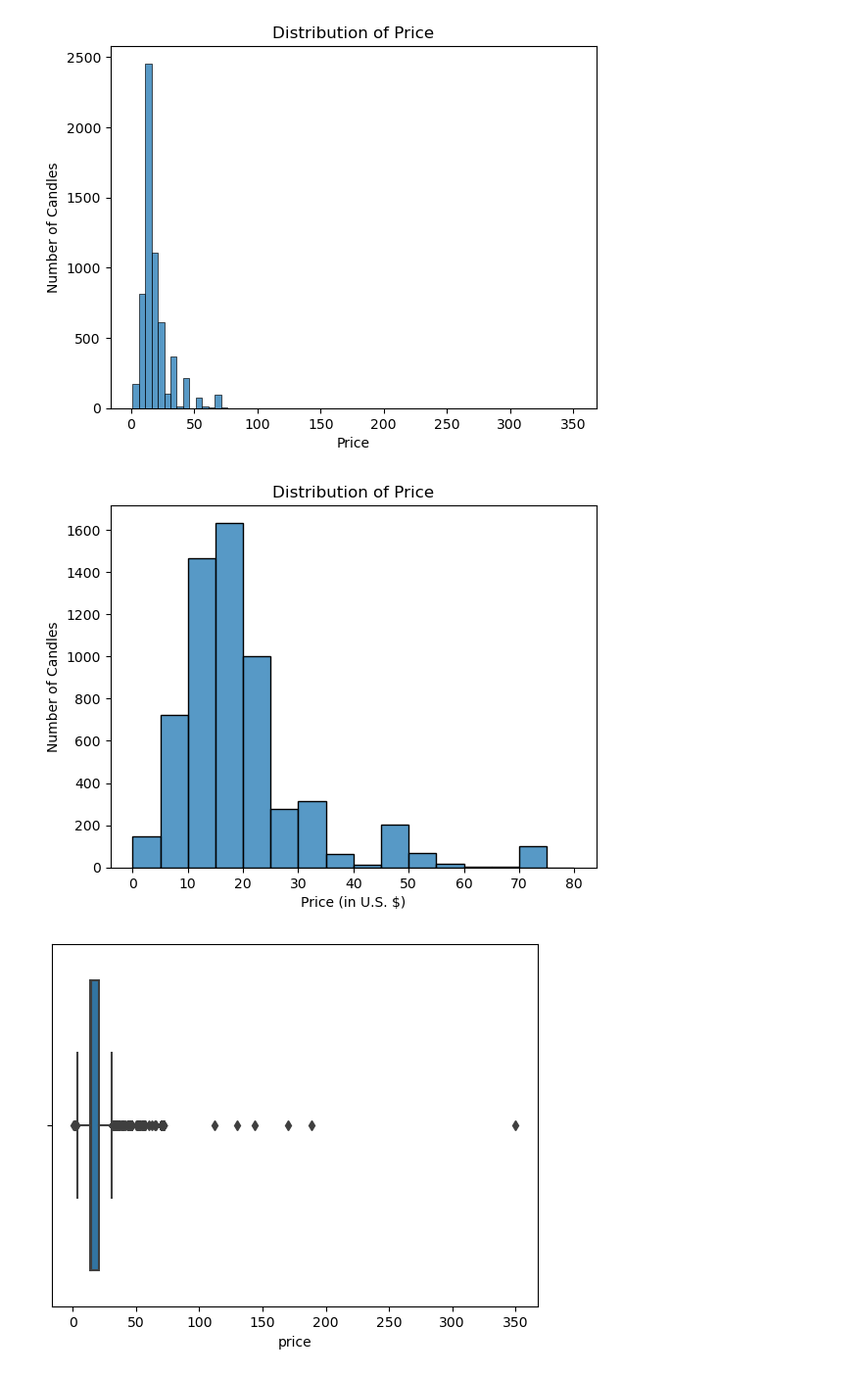
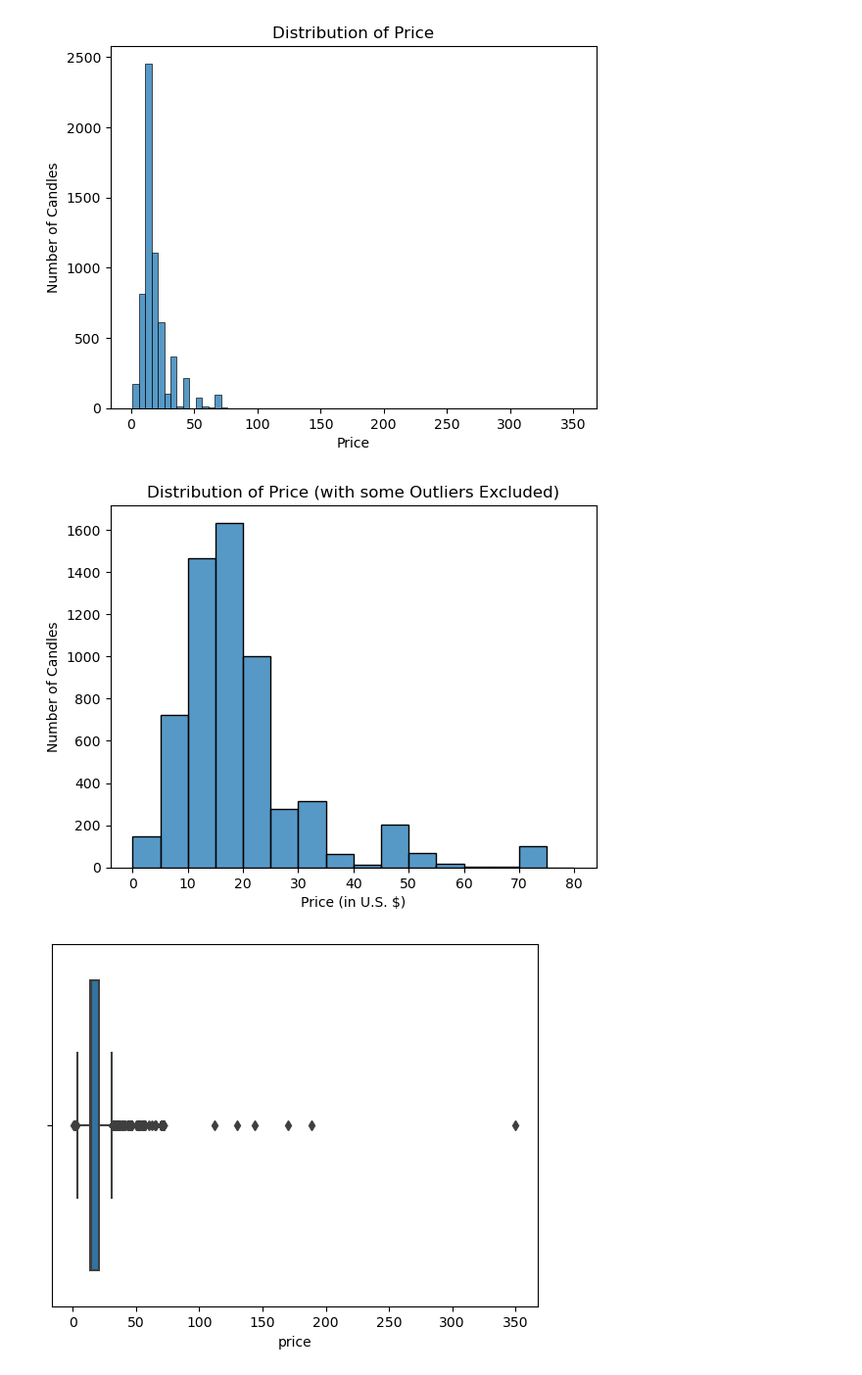
Before and after one commit to ran0027/etsy-candle-pricing-model, a Jupyter notebook: notebook.ipynb, the cells around one changed output. Shown at 98% size. Cells and saved outputs as stored; diff of their text form; code cells hidden in the pictures.

```diff
--- a/notebook.ipynb
+++ b/notebook.ipynb
@@ -380,13 +377,13 @@ ax.set(title='Distribution of Price', xlabel='Price', ylabel='Number of Candles'
 # %%
 fig, ax = plt.subplots()
 
 sns.histplot(df.loc[df.price < 80, 'price'], binwidth=5, binrange=[0, 80], ax=ax)
 
-ax.set(title='Distribution of Price', xlabel='Price (in U.S. $)', ylabel='Number of Candles')
+ax.set(title='Distribution of Price (with some Outliers Excluded)', xlabel='Price (in U.S. $)', ylabel='Number of Candles')
 
 fig.savefig('images/price_dist.jpg', bbox_inches='tight');
 # %% [output]
-[figure, old version]
+[figure, new version]
 # %%
 sns.boxplot(df['price'], ax=ax);
 # %% [output]
```
Also changed, not shown: parts of 2 cells of this notebook.
